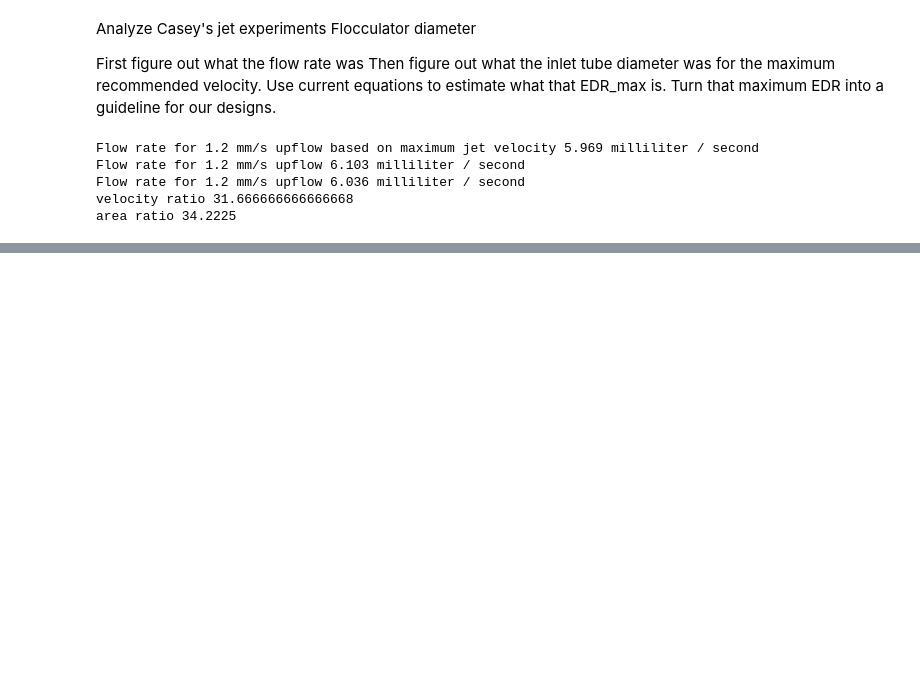
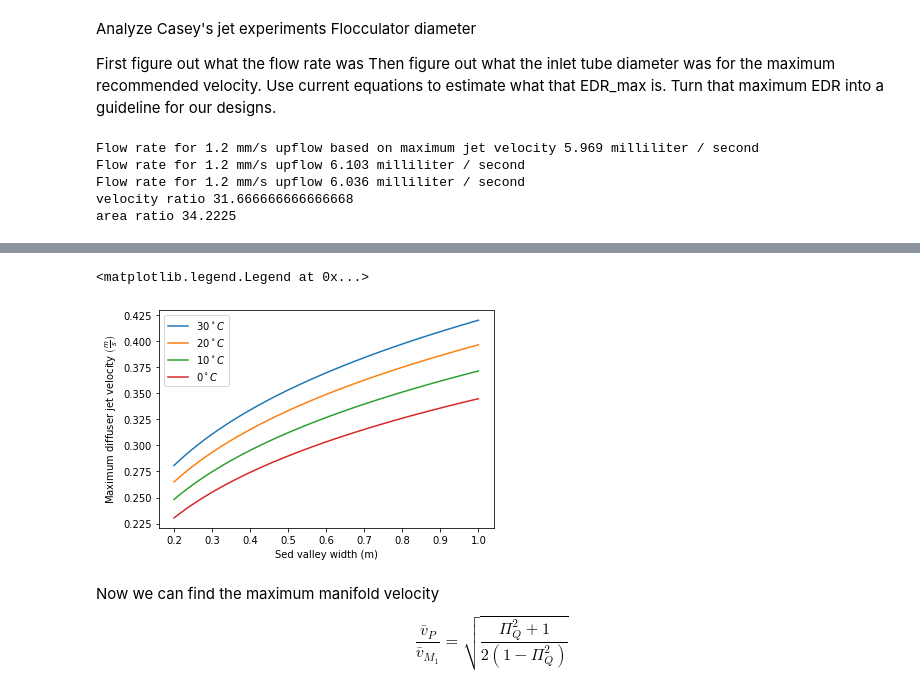
Before and after one commit to monroews/playing, a Jupyter notebook: Flat bottom sed.ipynb, the cells around one changed output, grey strips where cells are left out. Cells and saved outputs as stored; diff of their text form; code cells hidden in the pictures; blank space fills up the shorter version.

```diff
--- a/Flat bottom sed.ipynb
+++ b/Flat bottom sed.ipynb
@@ -121,0 +120,6 @@ Pi_jet_Plane_Casey = 0.23
+# %%
+
+EDR_Casey = 300 * u.mW/u.kg
+Pi_jet_Plane_Casey = 0.23
+D_jet_min = ((Pi_jet_Plane_Casey**3 * 4**4 * Q_12**3 * S_jet/np.pi**4/EDR_Casey)**(1/8)).to(u.mm)
+print('The minimum diameter corresponding to the max successful EDR is',D_jet_min)
@@ -121,0 +154,7 @@ Pi_jet_Plane_Casey = 0.23
+# %%
+v_jet_max_successful = Q_12/ ac.area_circle(D_jet_min)
+Pi_Jet_Plane = 	0.0124
+EDR_max = (Pi_Jet_Plane *v_jet_max_successful**4 * S_jet/Q_12).to(u.mW/u.kg)
+print('The revised maximum energy dissipation rate for the plane jet is',EDR_Max)
+tau_max = (ac.density_water(temp) * np.sqrt(EDR_max * ac.viscosity_kinematic_water(temp))).to(u.Pa)
+print('The maximum shear pressure for sed tank inlets is', Tau_Shear)
@@ -121,0 +197,20 @@ Pi_jet_Plane_Casey = 0.23
+# %%
+v_z_fb = 1 *u.mm/u.s
+temp = 0.1 * u.degC
+W_sed_range = np.linspace(0.2,1,50)*u.m
+def v_jet_max(v_z_fb, W_sed,tau_max,temp):
+  return (np.sqrt(tau_max / ac.density_water(temp)) * (v_z_fb * W_sed / ac.viscosity_kinematic_water(temp) / ac.con.JET_PLANE_RATIO)**(1/4)).to(u.m/u.s)
+
+plt.plot(W_sed_range,v_jet_max(v_z_fb,W_sed_range,tau_max,30*u.degC))
+plt.plot(W_sed_range,v_jet_max(v_z_fb,W_sed_range,tau_max,20*u.degC))
+plt.plot(W_sed_range,v_jet_max(v_z_fb,W_sed_range,tau_max,10*u.degC))
+plt.plot(W_sed_range,v_jet_max(v_z_fb,W_sed_range,tau_max,0.1*u.degC))
+plt.xlabel('Sed valley width (m)')
+plt.ylabel(r'Maximum diffuser jet velocity $\left(\frac{m}{s}\right)$')
+plt.legend(['$30^\circ C$','$20^\circ C$','$10^\circ C$','$0^\circ C$'])
+# %% [output]
+<matplotlib.legend.Legend at 0x...>
+[figure, added]
+# %% [markdown]
+Now we can find the maximum manifold velocity
+$$\frac{\bar v_{P}}{\bar v_{M_1}} = \sqrt{\frac{\Pi_{Q}^2 + 1}{2(1 - \Pi_{Q}^2)}}$$
```
Also changed, not shown: parts of 6 cells of this notebook.
